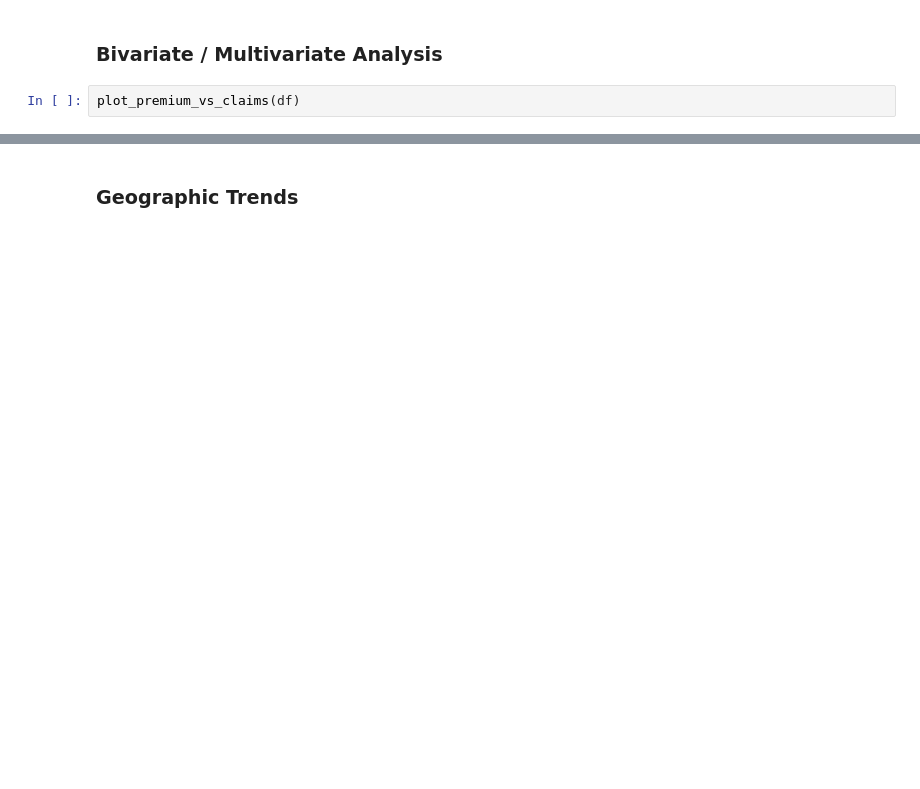
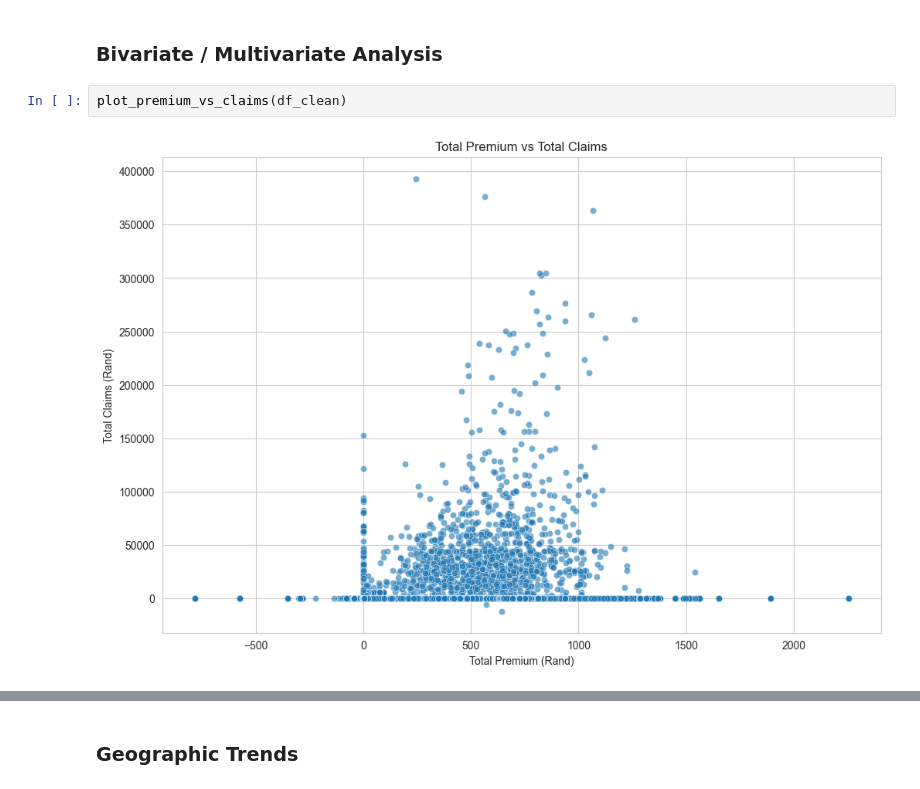
Before and after one commit to Melki123shi/insurance-risk-analytics, a Jupyter notebook: notebooks/01_eda.ipynb, the cells around one changed output, grey strips where cells are left out. Drawn from its saved outputs; the diff is of its cells as text; blank space fills up the shorter version.

```diff
--- a/notebooks/01_eda.ipynb
+++ b/notebooks/01_eda.ipynb
@@ -266,5 +385,7 @@ plot_categorical_distributions(df, categorical_cols)
 # %% [markdown]
 ### Bivariate / Multivariate Analysis
 # %%
-plot_premium_vs_claims(df)
+plot_premium_vs_claims(df_clean)
+# %% [output]
+[figure, added]
 # %%
```
Also changed, not shown: parts of 21 cells of this notebook, 1 other file.
